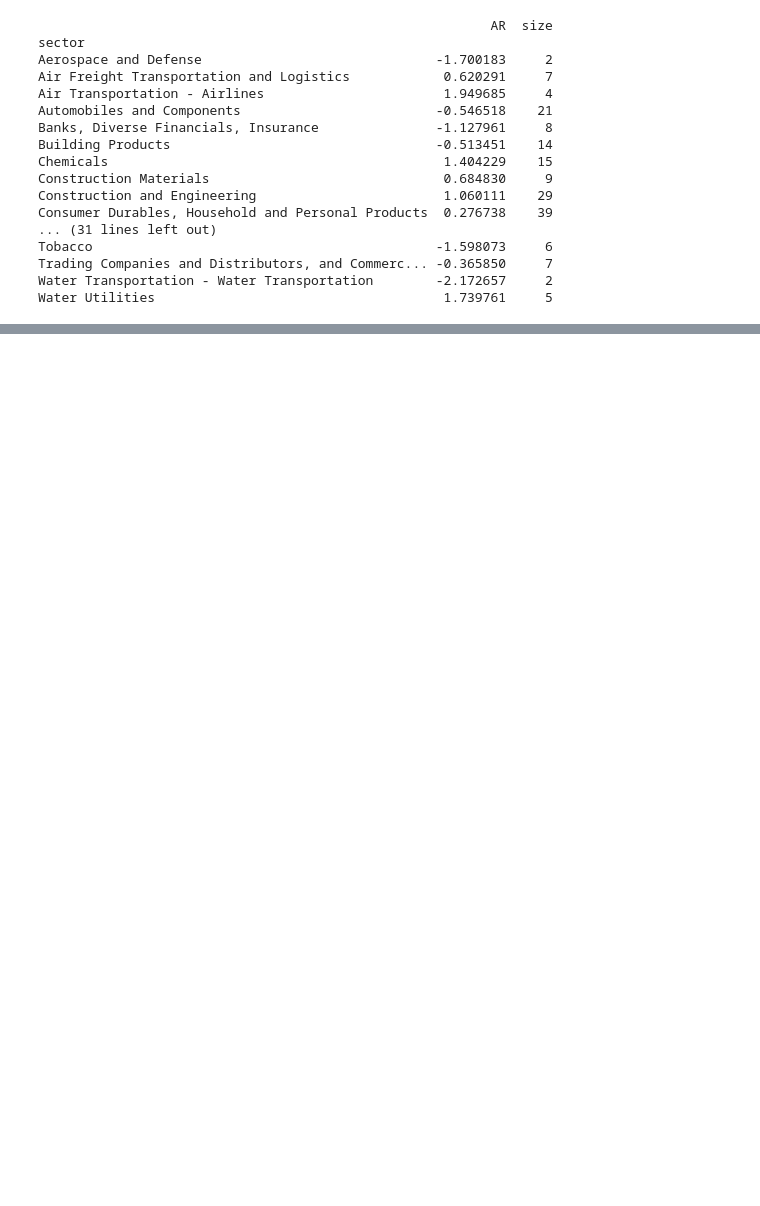
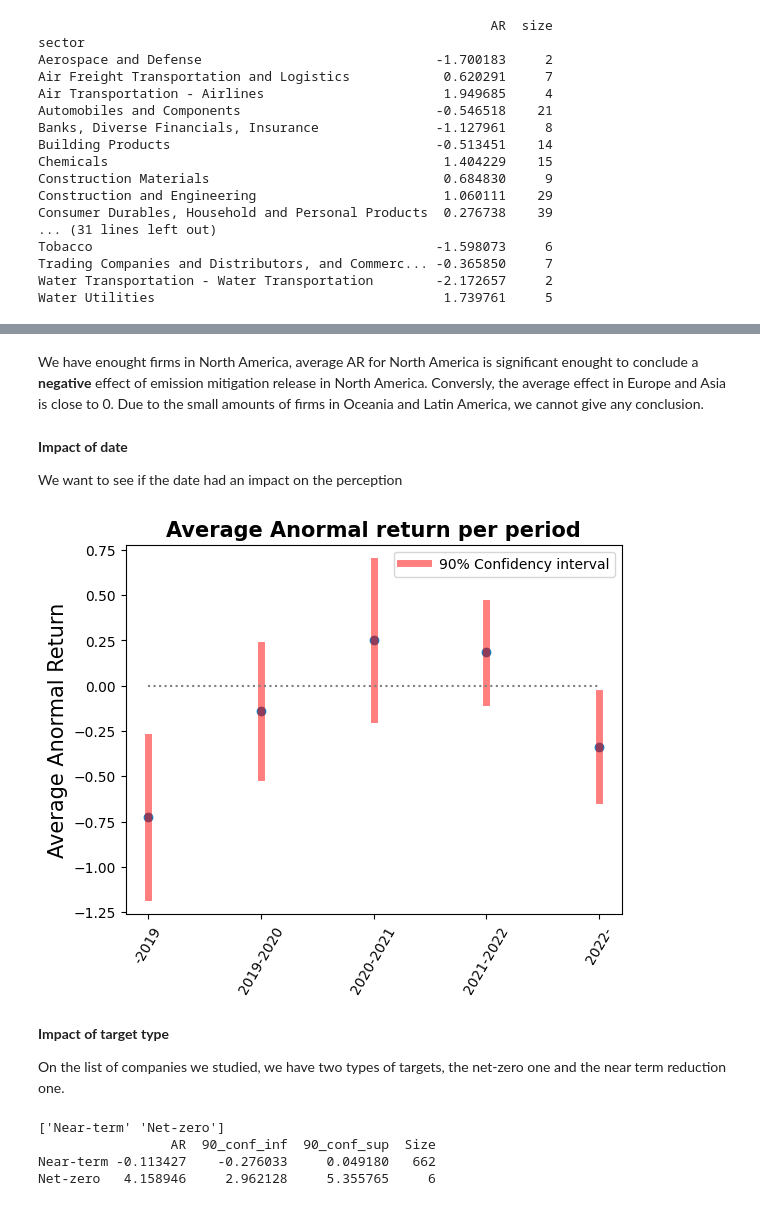
Before and after one commit to alexandrebois/TR-Stock_market_recation_mitigation_target, a Jupyter notebook: 3 -Heterogeneity.ipynb, the cells around one changed output, grey strips where cells are left out. Cells and saved outputs as stored; diff of their text form; code cells hidden in the pictures; blank space fills up the shorter version.

```diff
--- a/3 -Heterogeneity.ipynb
+++ b/3 -Heterogeneity.ipynb
@@ -188,0 +264,62 @@ print(g)
+# %% [markdown]
+We have enought firms in North America,  average AR for North America is significant enought to conclude a **negative** effect of emission mitigation release in North America. Conversly, the average effect in Europe and Asia is close to 0. Due to the small amounts of firms in Oceania and Latin America, we cannot give any conclusion.
+# %% [markdown]
+**Impact of date**
+
+We want to see if the date had an impact on the perception
+# %%
+date2 = to_date(date)
+ante_2019 = date2 < to_date('01/01/2019')
+btw_2019_2020 = np.logical_and( date2 < to_date('01/01/2020') ,  date2 >= to_date('01/01/2019') )
+btw_2020_2021 = np.logical_and( date2 < to_date('01/01/2021') ,  date2 >= to_date('01/01/2020') )
+btw_2021_2022 = np.logical_and( date2 < to_date('01/01/2022') ,  date2 >= to_date('01/01/2021') )
+post_2022 = date2 >= to_date('01/01/2022')
+
+ante_2019 = AR_mean[ante_2019]
+btw_2019_2020 = AR_mean[btw_2019_2020]
+btw_2020_2021 = AR_mean[btw_2020_2021]
+btw_2021_2022 = AR_mean[btw_2021_2022]
+post_2022 = AR_mean[post_2022]
+
+Mean = np.array([ante_2019.mean(), btw_2019_2020.mean(), btw_2020_2021.mean(),
+                 btw_2021_2022.mean(), post_2022.mean()])
+Sigma = np.array([np.std(ante_2019), np.std(btw_2019_2020), np.std(btw_2020_2021),
+                  np.std(btw_2021_2022), np.std(post_2022)])
+Size = np.array([ len(ante_2019), len(btw_2019_2020), len(btw_2020_2021), len(btw_2021_2022), len(post_2022)])
+Conf_90 = Sigma/(Size)**0.5
+
+index = ['-2019', '2019-2020', '2020-2021', '2021-2022', '2022-']
+plt.scatter(index, Mean)
+plot_conf(index, Conf_90, Mean, label ='90% Confidency interval')
+plt.plot(index, [0 for i in range(len(index))], linestyle = ':', color = 'gray')
+plt.xticks( rotation = 60)
+plt.ylabel('Average Anormal Return', fontsize = 15)
+plt.legend()
+plt.title('Average Anormal return per period', fontsize = 15, fontweight = 'demibold')
+#plt.savefig(path.join(result_folder, 'date_impact.png' ))
+plt.show();
+# %% [output]
+[figure, added]
+# %% [markdown]
+**Impact of target type**
+
+On the list of companies we studied, we have two types of targets, the net-zero one and the near term reduction one.
+# %%
+target_list = np.unique(target)
+print(target_list)
+near_term = AR_mean[target == target_list[0]]
+net_zero = AR_mean[target == target_list[1]]
+Sigma = np.array([np.std(near_term), np.std(net_zero)])
+Mean = np.array([near_term.mean(), net_zero.mean()])
+Size = np.array([len(near_term), len(net_zero)])
+Conf_90 = Sigma/((Size)**0.5)
+Inf = Mean - Conf_90
+Sup = Mean + Conf_90
+
+new_df = pd.DataFrame({'AR' : Mean, '90_conf_inf' : Inf, '90_conf_sup' : Sup, 'Size' : Size}).set_index(target_list)
+print(new_df)
+# %% [output]
+['Near-term' 'Net-zero']
+                 AR  90_conf_inf  90_conf_sup  Size
+Near-term -0.113427    -0.276033     0.049180   662
+Net-zero   4.158946     2.962128     5.355765     6
```
Also changed, not shown: parts of 16 cells of this notebook, 3 other files.
